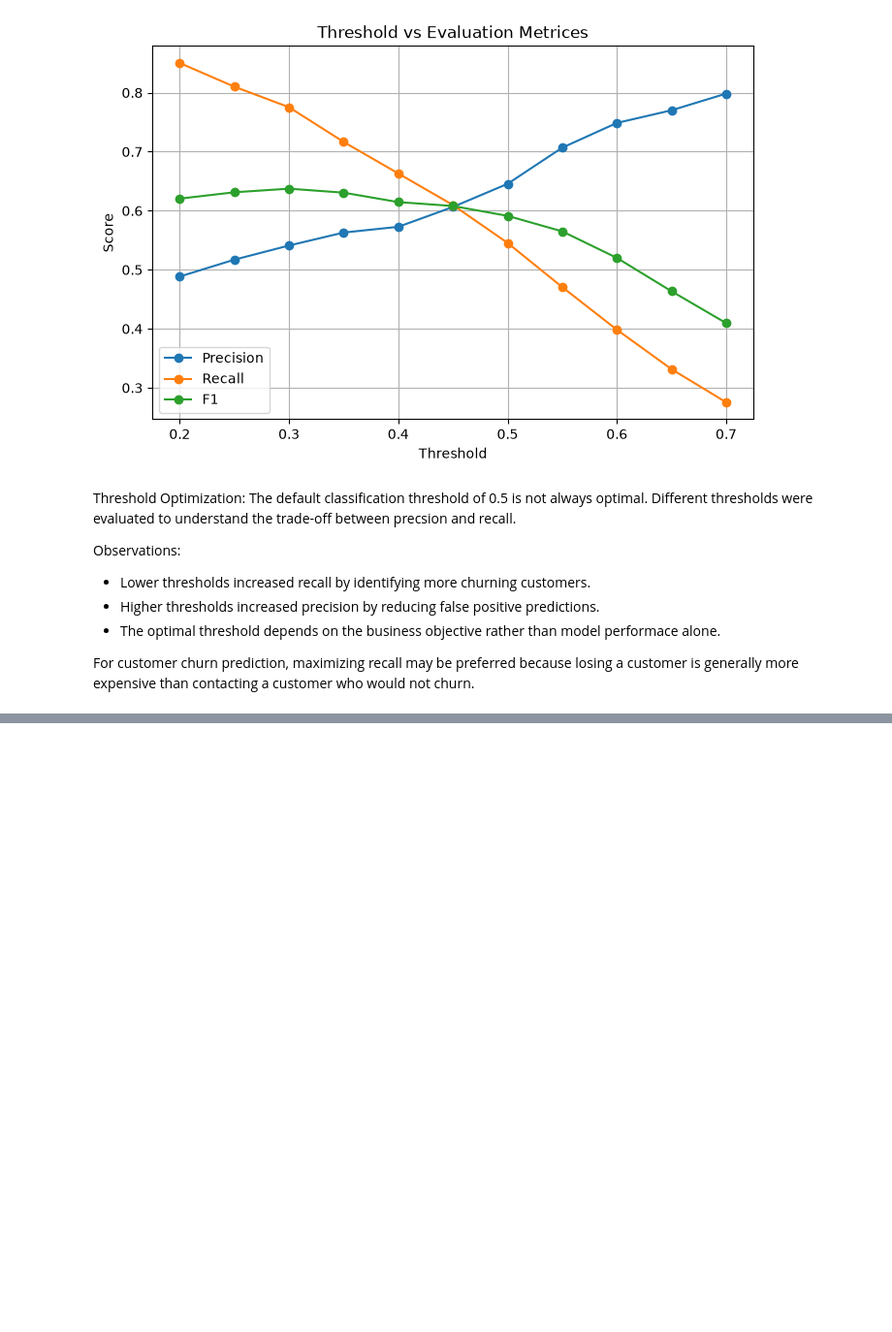
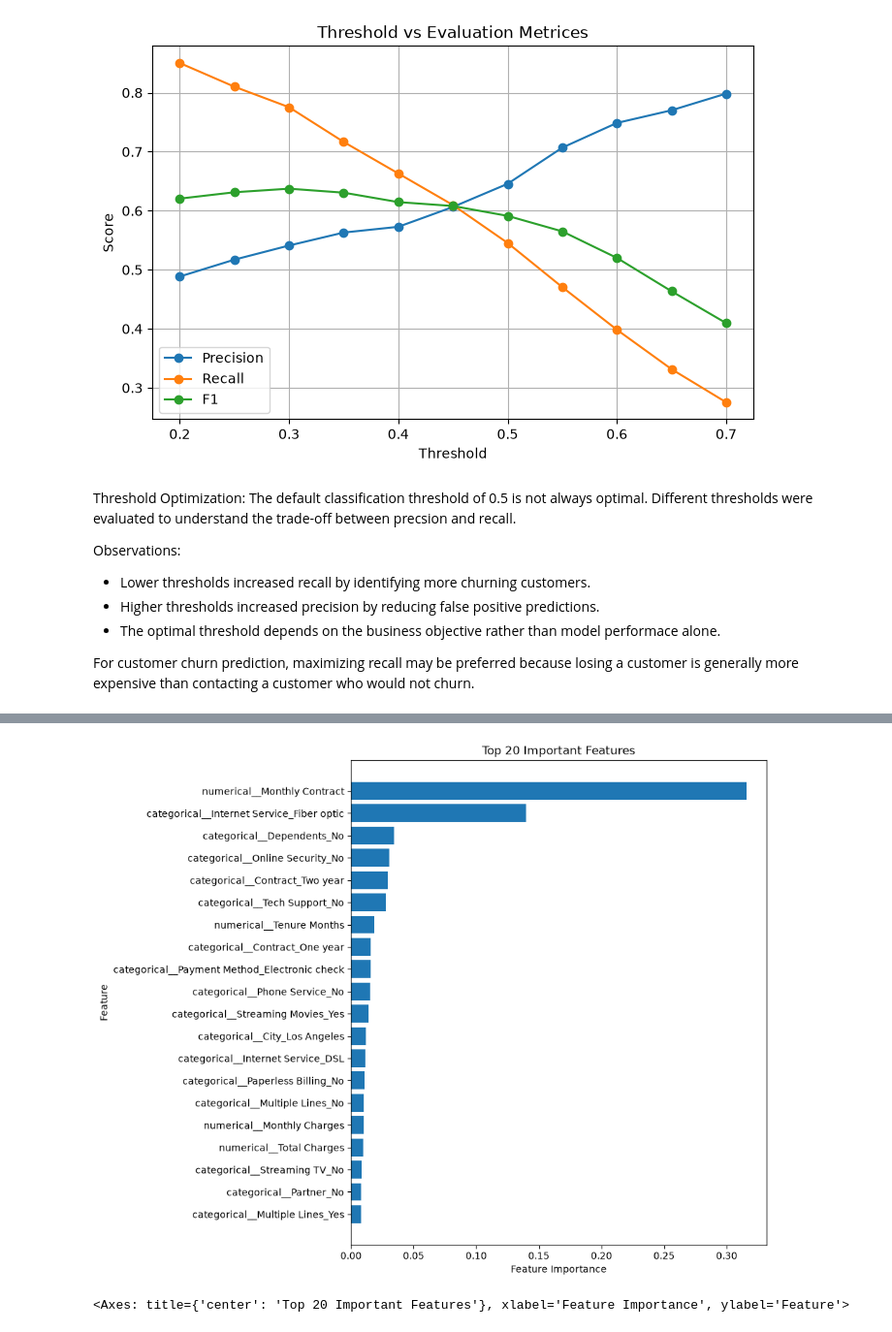
Before and after one commit to dishant-0-0/Customer-Churn-Prediction-Platform, a Jupyter notebook: notebooks/04_modeling.ipynb, the cells around one changed output, grey strips where cells are left out. Shown at 97% size. Cells and saved outputs as stored; diff of their text form; code cells hidden in the pictures; blank space fills up the shorter version.

```diff
--- a/notebooks/04_model_experiments.ipynb
+++ b/notebooks/04_modeling.ipynb
@@ -39,6 +41,13 @@ with open(config_path, "r") as f:
 # %%
 processed_path = project_root / config["data"]["processed_file"]
 df = pd.read_csv(processed_path)
+# %%
+from src.data.loader import load_data
+
+df = load_data(
+    stage="processed",
+    filename="customer_churn_features.csv"
+)
 # %%
 df.shape
 # %% [output]
@@ -492,4 +501,6 @@ Observations:
 
 For customer churn prediction, maximizing recall may be preferred because losing a customer is generally more expensive than contacting a customer who would not churn.
 # %%
-cm = Confusion
+xgb_model =  xgb_pipeline.named_steps["model"]
+preprocessor = xgb_pipeline.named_steps["preprocessor"]
+feature_names = preprocessor.get_feature_names_out()
@@ -495,0 +522,8 @@ cm = Confusion
+# %%
+plot_feature_importance(
+    xgb_model,
+    feature_names
+)
+# %% [output]
+[figure, added]
+<Axes: title={'center': 'Top 20 Important Features'}, xlabel='Feature Importance', ylabel='Feature'>
```
Also changed, not shown: parts of 7 cells of this notebook, 14 other files.
